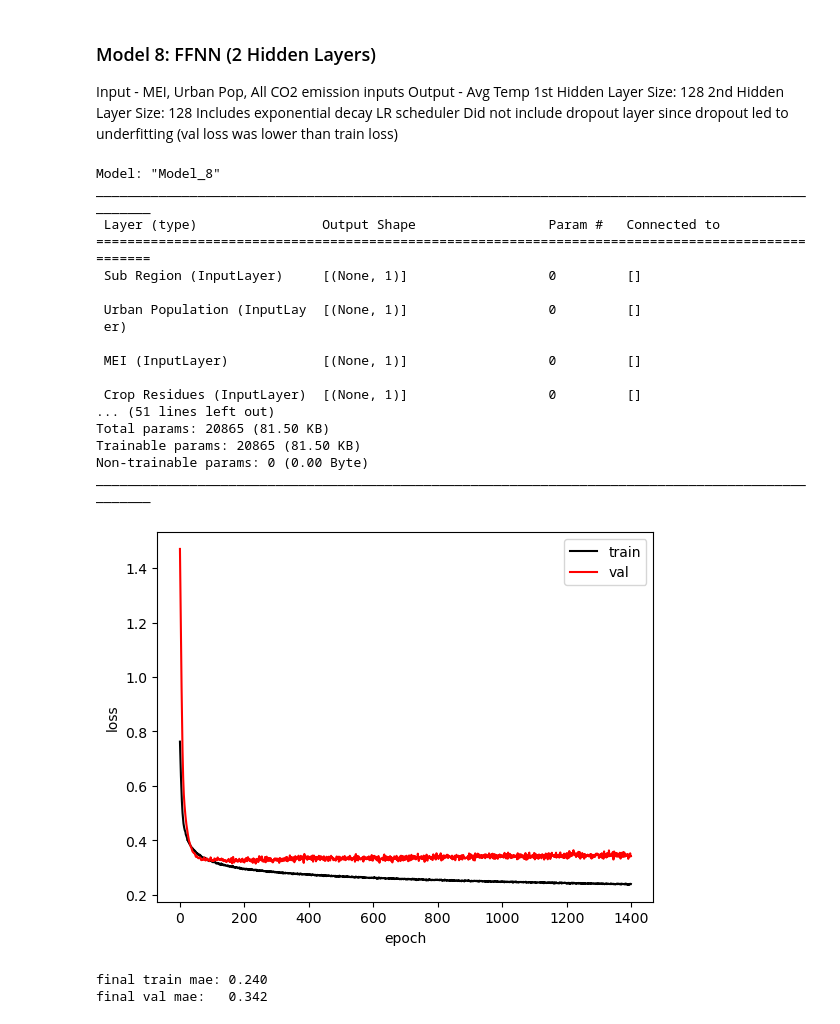
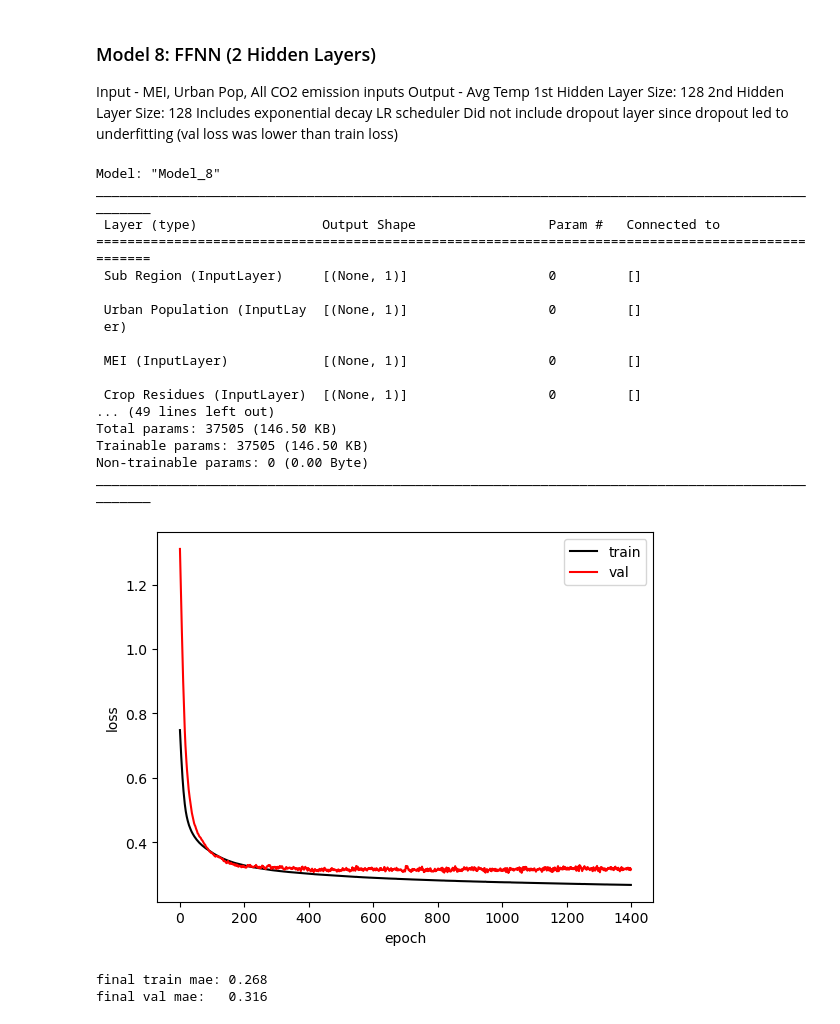
Before and after one commit to fayesimone/agriculture_emissions_prediction, a Jupyter notebook: Model_Building.ipynb, the cells around one changed output. Drawn from its saved outputs; the diff is of its cells as text; code cells hidden in the pictures.

```diff
--- a/Model_Building.ipynb
+++ b/Model_Building.ipynb
@@ -823,12 +823,12 @@ def build_model():
       units=128, activation='relu', name='Hidden_Layer_1')(features)
 
   hidden_2 = tf.keras.layers.Dense(
-      units=128, activation='relu', name='Hidden_Layer_2')(hidden_1)
+      units=256, activation='relu', name='Hidden_Layer_2')(hidden_1)
 
-  dropout_1 = tf.keras.layers.Dropout(0.1, name='Dropout_1')(hidden_2)
+  # dropout_1 = tf.keras.layers.Dropout(0.1, name='Dropout_1')(hidden_2)
 
   temp = tf.keras.layers.Dense(
-      units=1, activation=None, name='Temp')(dropout_1)
+      units=1, activation=None, name='Temp')(hidden_2)
 
   model = tf.keras.Model(inputs=[urban_pop,
                                             mei,
@@ -885,7 +885,7 @@ history = model.fit(
     },
   y=Y_train[['average_temperature_°c']],
   epochs=1400,
-  batch_size=700,
+  batch_size=400,
   validation_data=(
       {
       'Urban Population': x_val[['urban_population']],
@@ -896,36 +896,36 @@ history = model.fit(
       'Net Forest Conversion': x_val[['cum_sum_log_net_forest_conversion']],
       'Fires': x_val[['cum_sum_log_fires']],
       'Manure Management': x_val[['cum_sum_log_manure_mgmt']],
       'Food Systems': x_val[['cum_sum_log_food_systems']],
       'IPPU Total': x_val[['cum_sum_log_ippu_tot']],
       'On Farm Energy Use': x_val[['cum_sum_log_on_farm_energy_use']],
       'Forestland': x_val[['cum_sum_forestland']],
       'Sub Region': x_val[['sub-region']]
       #     ,
       # 'Region': x_val[['region']]
       },
       Y_val[['average_temperature_°c']]),
   verbose=0)
 
 show_history(history)
 # %% [output]
 Model: "Model_8"
 __________________________________________________________________________________________________
  Layer (type)                Output Shape                 Param #   Connected to
 ==================================================================================================
  Sub Region (InputLayer)     [(None, 1)]                  0         []
 
  Urban Population (InputLay  [(None, 1)]                  0         []
  er)
 
  MEI (InputLayer)            [(None, 1)]                  0         []
 
  Crop Residues (InputLayer)  [(None, 1)]                  0         []
-... (51 lines left out)
-Total params: 20865 (81.50 KB)
-Trainable params: 20865 (81.50 KB)
+... (49 lines left out)
+Total params: 37505 (146.50 KB)
+Trainable params: 37505 (146.50 KB)
 Non-trainable params: 0 (0.00 Byte)
 __________________________________________________________________________________________________
-[figure, old version]
+[figure, new version]
-final train mae: 0.240
-final val mae:   0.342
+final train mae: 0.268
+final val mae:   0.316
```
Also changed, not shown: parts of 1 cell of this notebook, 1 other file.
